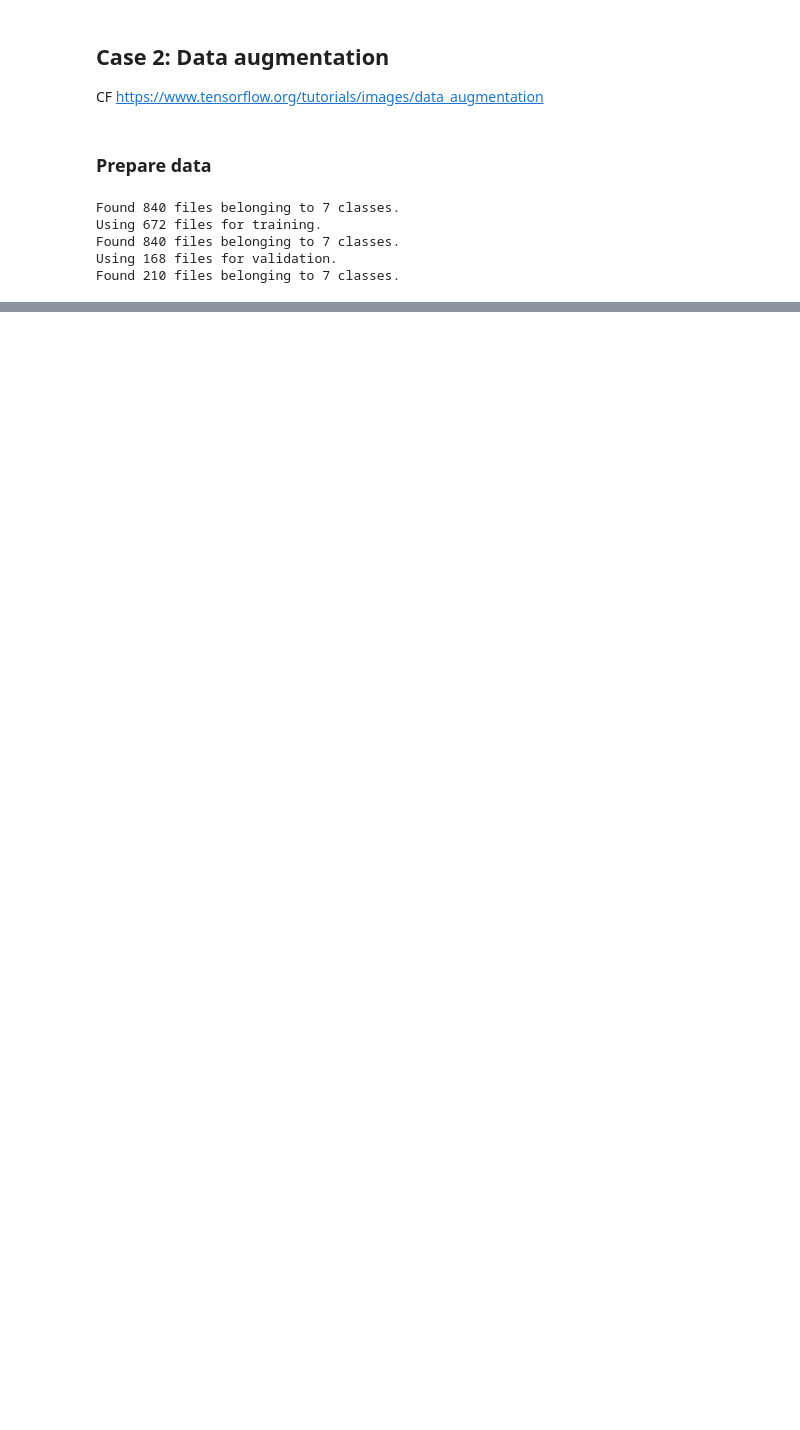
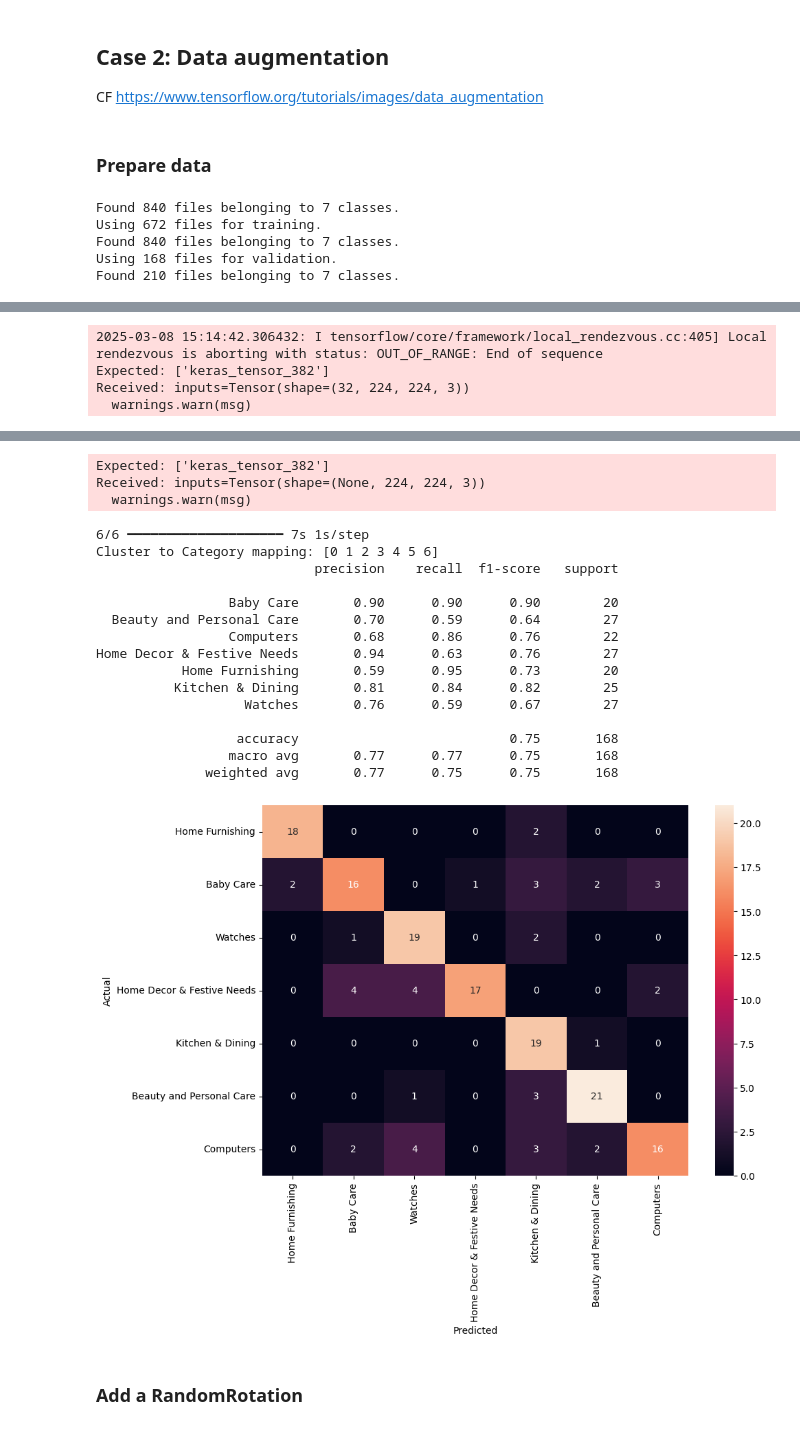
Before and after one commit to Laeti-dev/P6-txt-img_classification, a Jupyter notebook: notebooks/Ikusawa_Laetitia_2_classification.ipynb, the cells around one changed output, grey strips where cells are left out. Cells and saved outputs as stored; diff of their text form; code cells hidden in the pictures; blank space fills up the shorter version.

```diff
--- a/notebooks/Ikusawa_Laetitia_2_classification.ipynb
+++ b/notebooks/Ikusawa_Laetitia_2_classification.ipynb
@@ -880,0 +900,39 @@ plt.close()
+# %%
+# Extract features and labels from the validation dataset
+X_val = []
+y_val = []
+for features, labels in val_set:
+    X_val.append(features.numpy())
+    y_val.append(labels.numpy())
+
+X_val = np.concatenate(X_val, axis=0)
+y_val = np.concatenate(y_val, axis=0)
+
+# Predict the labels for the validation dataset
+y_test_pred = np.argmax(model2.predict(X_val), axis=1)
+y_test_num = np.argmax(y_val, axis=1)
+
+# Transform the predicted labels
+y_test_pred_transformed = transform_cm(y_test_num, y_test_pred)
+
+# Map to original category
+y_test_pred_transformed = y_test_pred_transformed.map(cluster_majority_class)
+y_test_labelled = pd.Series(y_test_num).map(cluster_majority_class)
+
+# Compute the confusion matrix
+cm = confusion_matrix(y_test_labelled, y_test_pred_transformed)
+
+print(classification_report(y_test_labelled, y_test_pred_transformed))
+
+# Plot the confusion matrix
+df_cm = pd.DataFrame(cm, index=[label for label in df['main_category'].unique()], columns=[pred_label for pred_label in df['main_category'].unique()])
+plt.figure(figsize=(10,7))
+sns.heatmap(df_cm, annot=True, fmt='d')
+plt.xlabel('Predicted')
+plt.ylabel('Actual')
+plt.show()
+# %% [output]
+2025-03-08 15:14:42.306432: I tensorflow/core/framework/local_rendezvous.cc:405] Local rendezvous is aborting with status: OUT_OF_RANGE: End of sequence
+Expected: ['keras_tensor_382']
+Received: inputs=Tensor(shape=(32, 224, 224, 3))
+  warnings.warn(msg)
@@ -880,0 +940,21 @@ plt.close()
+Expected: ['keras_tensor_382']
+Received: inputs=Tensor(shape=(None, 224, 224, 3))
+  warnings.warn(msg)
+6/6 ━━━━━━━━━━━━━━━━━━━━ 7s 1s/step
+Cluster to Category mapping: [0 1 2 3 4 5 6]
+                            precision    recall  f1-score   support
+
+                 Baby Care       0.90      0.90      0.90        20
+  Beauty and Personal Care       0.70      0.59      0.64        27
+                 Computers       0.68      0.86      0.76        22
+Home Decor & Festive Needs       0.94      0.63      0.76        27
+           Home Furnishing       0.59      0.95      0.73        20
+          Kitchen & Dining       0.81      0.84      0.82        25
+                   Watches       0.76      0.59      0.67        27
+
+                  accuracy                           0.75       168
+                 macro avg       0.77      0.77      0.75       168
+              weighted avg       0.77      0.75      0.75       168
+[figure, added]
+# %% [markdown]
+### Add a RandomRotation
```
Also changed, not shown: parts of 29 cells of this notebook, 2 other files.
